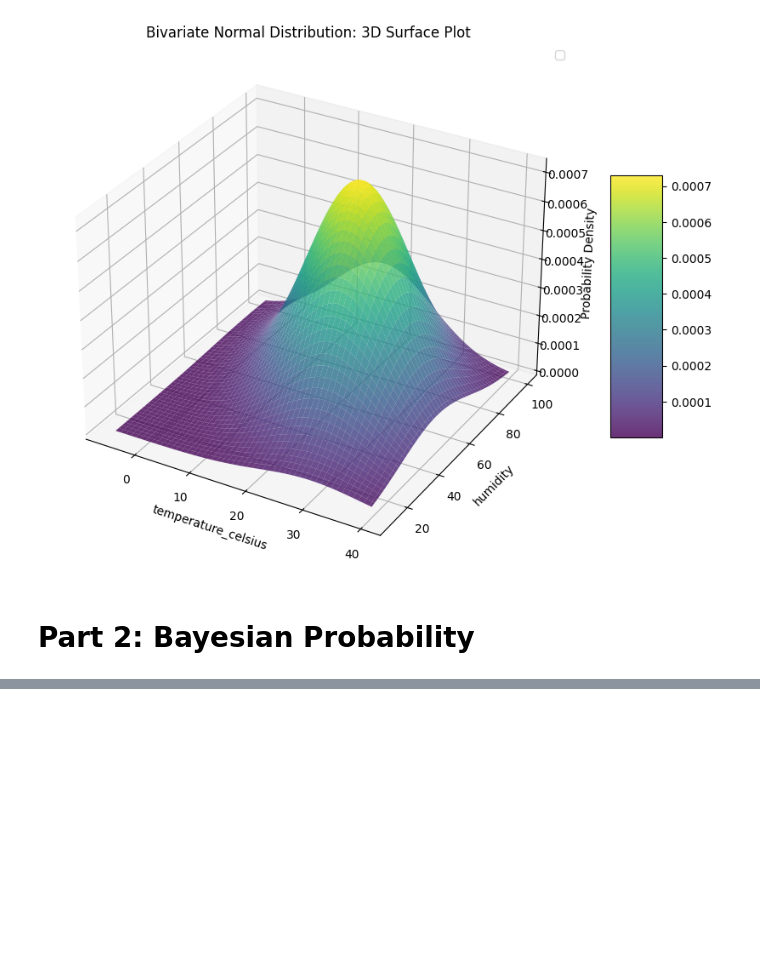
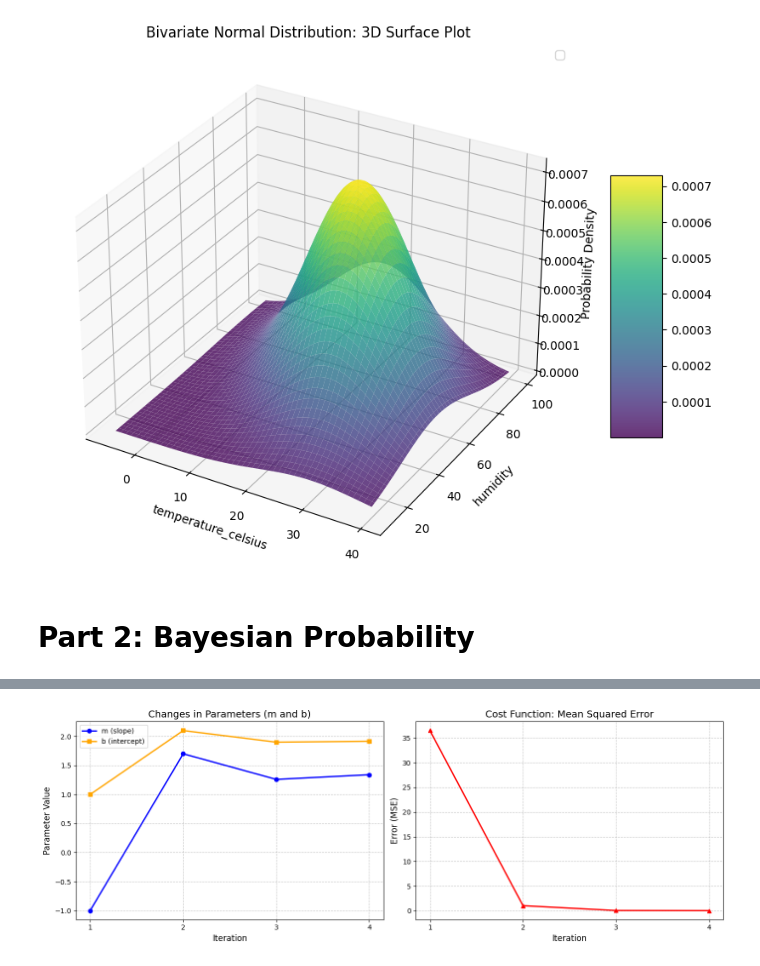
Before and after one commit to D-Agbikossi/mml-formative3, a Jupyter notebook: Part_1_Probability_Distributions.ipynb, the cells around one changed output, grey strips where cells are left out. Cells and saved outputs as stored; diff of their text form; code cells hidden in the pictures; blank space fills up the shorter version.

```diff
--- a/Part_1_Probability_Distributions.ipynb
+++ b/Part_1_Probability_Distributions.ipynb
@@ -227,0 +239,9 @@ plt.show()
+# %%
+# Initialize parameters
+m = -1.0
+b = 1.0
+alpha = 0.1
+
+print(f"Initial m: {m}")
+print(f"Initial b: {b}")
+print(f"Learning rate (alpha): {alpha}")
@@ -227,0 +259,9 @@ plt.show()
+# %%
+# Define data points (x, y)
+import numpy as np
+x = np.array([1, 3])
+y = np.array([3, 6])
+
+# Print the data points
+print("x data points:", x)
+print("y data points:", y)
@@ -227,0 +341,28 @@ plt.show()
+# %%
+import matplotlib.pyplot as plt
+
+# Create a figure with two side-by-side subplots
+fig, (ax1, ax2) = plt.subplots(1, 2, figsize=(14, 5))
+
+# Plot 1: Changes in m and b over iterations
+ax1.plot(range(1, iterations + 1), m_history, marker='o', label='m (slope)', color='blue', linewidth=2)
+ax1.plot(range(1, iterations + 1), b_history, marker='s', label='b (intercept)', color='orange', linewidth=2)
+ax1.set_title('Changes in Parameters (m and b)', fontsize=14)
+ax1.set_xlabel('Iteration', fontsize=12)
+ax1.set_ylabel('Parameter Value', fontsize=12)
+ax1.set_xticks(range(1, iterations + 1))
+ax1.legend()
+ax1.grid(True, linestyle='--', alpha=0.7)
+
+# Plot 2: Changes in Error (MSE) over iterations
+ax2.plot(range(1, iterations + 1), error_history, marker='^', color='red', linewidth=2)
+ax2.set_title('Cost Function: Mean Squared Error', fontsize=14)
+ax2.set_xlabel('Iteration', fontsize=12)
+ax2.set_ylabel('Error (MSE)', fontsize=12)
+ax2.set_xticks(range(1, iterations + 1))
+ax2.grid(True, linestyle='--', alpha=0.7)
+
+plt.tight_layout()
+plt.show()
+# %% [output]
+[figure, added]
```
Also changed, not shown: parts of 11 cells of this notebook.
